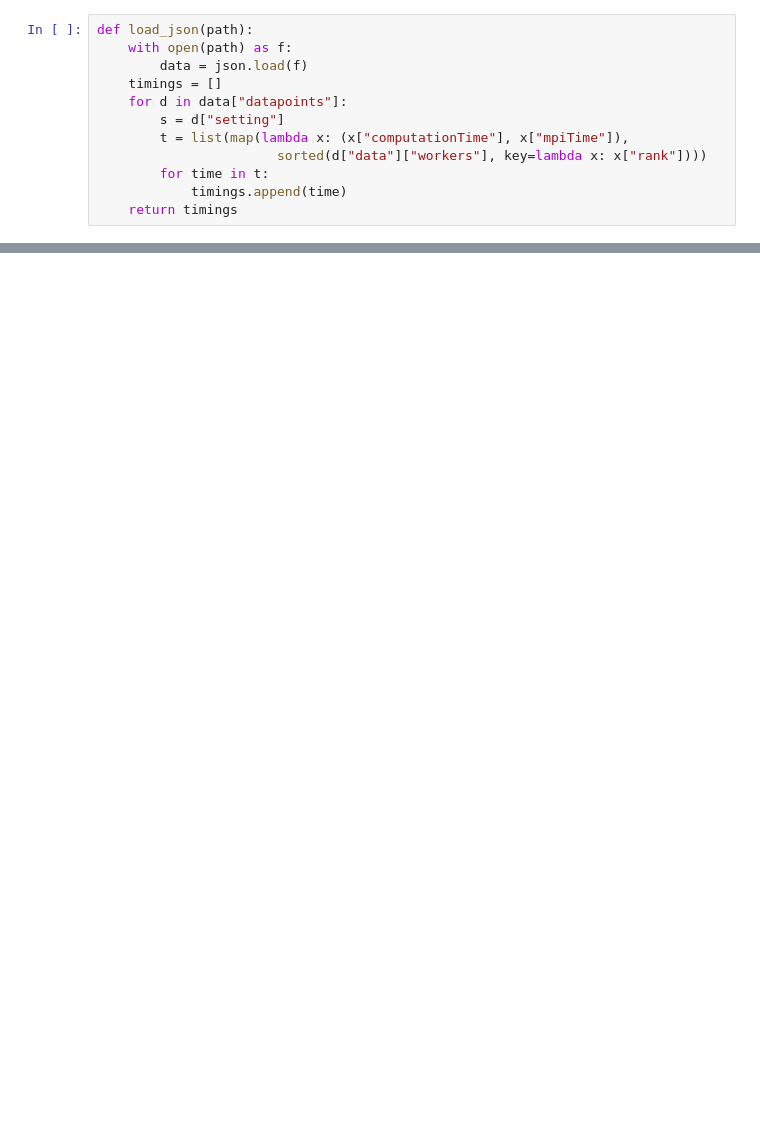
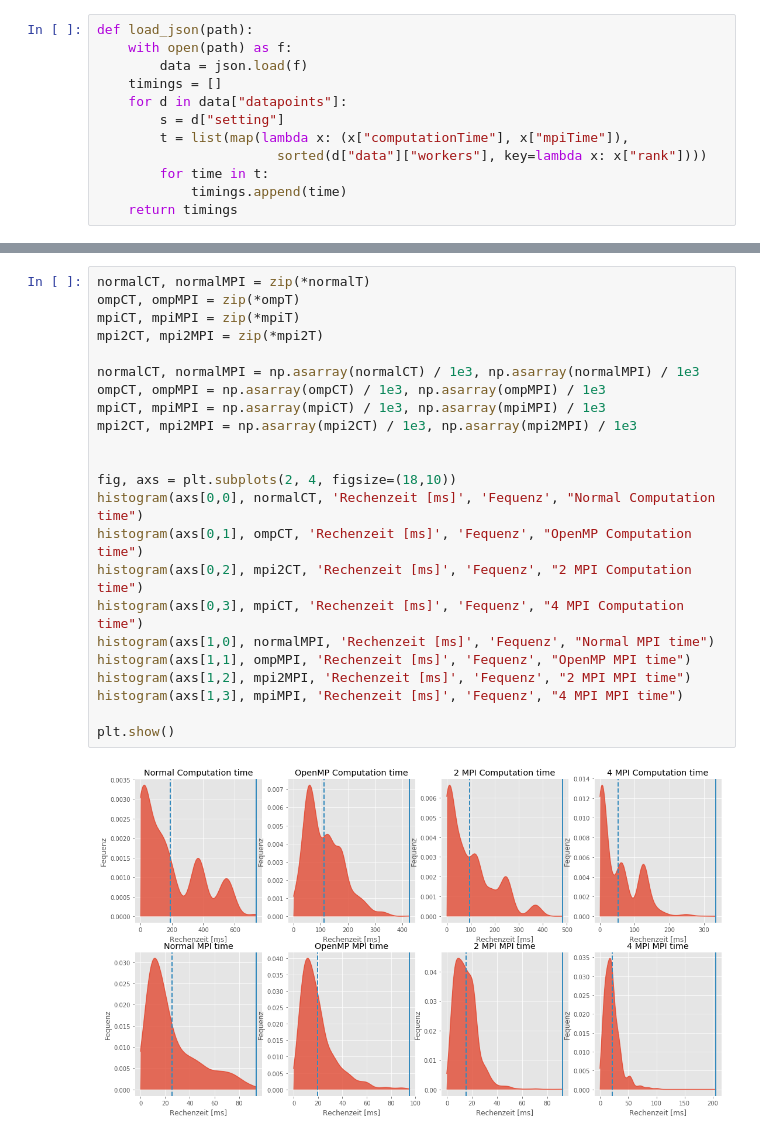
Before and after one commit to eragp/mandelbrot, a Jupyter notebook: eval/scalingGraph/Parallelism.ipynb, the cells around one changed output, grey strips where cells are left out. Drawn from its saved outputs; the diff is of its cells as text; blank space fills up the shorter version.

```diff
--- a/eval/scalingGraph/Parallelism.ipynb
+++ b/eval/scalingGraph/Parallelism.ipynb
@@ -98,3 +150,28 @@ plt.show()
+# %%
+normalCT, normalMPI = zip(*normalT)
+ompCT, ompMPI = zip(*ompT)
+mpiCT, mpiMPI = zip(*mpiT)
+mpi2CT, mpi2MPI = zip(*mpi2T)
+
+normalCT, normalMPI = np.asarray(normalCT) / 1e3, np.asarray(normalMPI) / 1e3
+ompCT, ompMPI = np.asarray(ompCT) / 1e3, np.asarray(ompMPI) / 1e3
+mpiCT, mpiMPI = np.asarray(mpiCT) / 1e3, np.asarray(mpiMPI) / 1e3
+mpi2CT, mpi2MPI = np.asarray(mpi2CT) / 1e3, np.asarray(mpi2MPI) / 1e3
+
+
+fig, axs = plt.subplots(2, 4, figsize=(18,10))
+histogram(axs[0,0], normalCT, 'Rechenzeit [ms]', 'Fequenz', "Normal Computation time")
+histogram(axs[0,1], ompCT, 'Rechenzeit [ms]', 'Fequenz', "OpenMP Computation time")
+histogram(axs[0,2], mpi2CT, 'Rechenzeit [ms]', 'Fequenz', "2 MPI Computation time")
+histogram(axs[0,3], mpiCT, 'Rechenzeit [ms]', 'Fequenz', "4 MPI Computation time")
+histogram(axs[1,0], normalMPI, 'Rechenzeit [ms]', 'Fequenz', "Normal MPI time")
+histogram(axs[1,1], ompMPI, 'Rechenzeit [ms]', 'Fequenz', "OpenMP MPI time")
+histogram(axs[1,2], mpi2MPI, 'Rechenzeit [ms]', 'Fequenz', "2 MPI MPI time")
+histogram(axs[1,3], mpiMPI, 'Rechenzeit [ms]', 'Fequenz', "4 MPI MPI time")
+
+plt.show()
+# %% [output]
+[figure, added]
 # %%
 normalT = load_json("./data_parallel_normal.json")
 ompT = load_json("./data_parallel_4_OpenMP.json")
```
Also changed, not shown: parts of 5 cells of this notebook, 4 other files.
